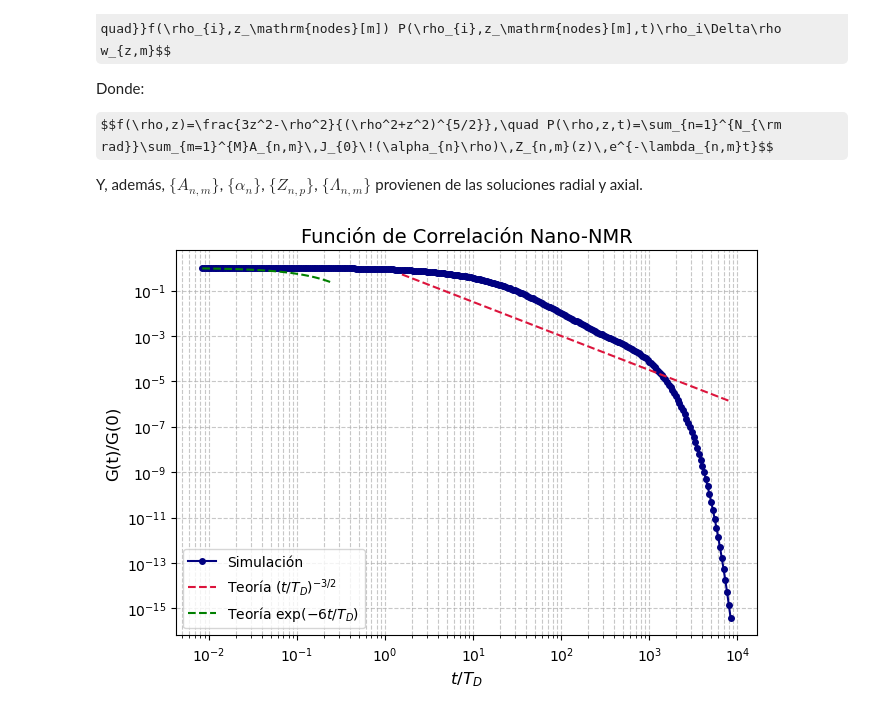
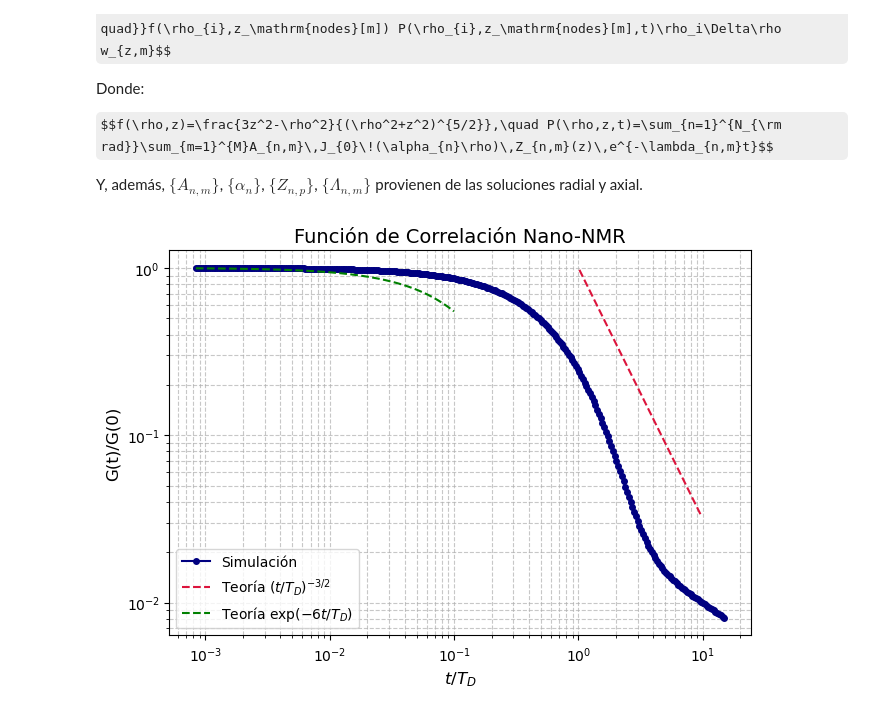
Before and after one commit to allanyst/tfm-efectos-superficie-nano-rmn, a Jupyter notebook: TFM_V5.ipynb, the cells around one changed output. Cells and saved outputs as stored; diff of their text form; code cells hidden in the pictures; some formulas as TeX source.

```diff
--- a/TFM_V5.ipynb
+++ b/TFM_V5.ipynb
@@ -800,16 +717,19 @@ Y, además, $\{A_{n,m}\}$, $\{\alpha_n\}$, $\{Z_{n,p}\}$, $\{\Lambda_{n,m}\}$ pr
 
 # 1) nodos y pesos en z
 N_quad=300
-z_min, z_max = 5, 55
-j = np.linspace(0, N_quad-1, N_quad)
-z_nodes = z_min + (z_max - z_min) * np.sinh(alpha_grid * j / (N_quad - 1)) / np.sinh(alpha_grid)
-dz = np.diff(z_nodes)
-wz = np.empty(N_quad)
-wz[0], wz[-1] = dz[0]/2, dz[-1]/2
-wz[1:-1] = 0.5*(dz[:-1] + dz[1:])
+# z_min, z_max = 0.0, L
+# j = np.linspace(0, N_quad-1, N_quad)
+# z_nodes = z_min + (z_max - z_min) * np.sinh(alpha_grid * j / (N_quad - 1)) / np.sinh(alpha_grid)
+# dz = np.diff(z_nodes)
+# wz = np.empty(N_quad)
+# wz[0], wz[-1] = dz[0]/2, dz[-1]/2
+# wz[1:-1] = 0.5*(dz[:-1] + dz[1:])
+
+z_nodes=np.linspace(0,L,N_quad)
+dz=z_nodes[1]-z_nodes[0]
 
 # 2) nodos uniformes en rho
-rho_nodes = np.linspace(0.3*R, 0.7*R, N_quad)
+rho_nodes = np.linspace(0.5e-6, R, N_quad)
 
 # 3) matriz J0 para todos los modos y rho
 J0_mat = jv(0, alpha_n[:, None] * rho_nodes[None, :])   # (n_modes, Nr)
@@ -821,19 +741,19 @@ for n in range(n_modes_radial):
         Z_tens[:, n, m] = Z_interps[n][m](z_nodes)
 
 # 5) factor dipolar f(rho_i, z_j)
-R2 = rho_nodes**2
-Z2 = z_nodes**2
+R2 = (rho_nodes)**2
+Z2 = (z_nodes+d)**2 # por el desplazamiento
 f_mat = (3*Z2[None, :] - R2[:, None]) / (R2[:, None] + Z2[None, :])**2.5
 
 # 6) dr
-dr = (0.7*R - 0.3*R)/N_quad
+dr = rho_nodes[1]-rho_nodes[0]
 
-t_values = np.logspace(-6, 0, N_quad)
+t_values = np.logspace(-7, -2.75, N_quad)
 tau_values=t_values*D_eff/d**2
 # 7) Decaimiento temporal T_decay: (Nt, n_modes_radial, m_max)
 T_decay = np.exp(
-    - eigenvalues_ax[None, :, :]      # → (1, n_modes, m_max)
-    * t_values[:, None, None]          # → (Nt, 1, 1)
+    - eigenvalues_ax[None, :, :]*d**2/D_eff      # → (1, n_modes, m_max)
+    * tau_values[:, None, None]          # → (Nt, 1, 1)
 )
 
 # 8) Coeficientes combinados W: (Nt, n_modes_radial, m_max)
@@ -852,31 +772,31 @@ S = np.einsum('nr,tzn->trz', J0_mat, B)    # → (Nt, Nr, Nz)
 #    f_mat  : (Nr, Nz)         → f_mat[None, :, :]
 #    rho    : (Nr,)            → rho[None, :, None]
 #    wz     : (Nz,)            → wz[None, None, :]
-integrand = np.abs(
+integrand = (
     rho_nodes[None, :, None]   # (1, Nr, 1)
     * f_mat[None, :, :]        # (1, Nr, Nz)
     * S                        # (Nt, Nr, Nz)
-    * wz[None, None, :]        # (1, 1, Nz)
+    # * wz[None, None, :]        # (1, 1, Nz)
 )
 
 # 10) Integración final sobre rho y z
-ints     = integrand.sum(axis=(1,2)) * dr  # → (Nt,)
+ints     = integrand.sum(axis=(1,2))*dr*dz  # → (Nt,)
 G_values = (5/(16*np.pi)) * ints
 
 np.savetxt("data/G_vs_t.dat", np.c_[t_values, G_values], header="Tiempo(s) G(t)", fmt="%.6e")
 # %%
 plt.figure(figsize=(7.5,5))
 plt.loglog(tau_values, G_values/G_values[0], "o-", label="Simulación", color="navy", markersize=4, linewidth=1.5)
-plt.plot(tau_values[tau_values>=1.5], tau_values[tau_values>=1.5]**-1.5, "--", label=r"Teoría $(t/T_D)^{-3/2}$", color="crimson", linewidth=1.5)
-plt.plot(tau_values[tau_values<=0.25], np.exp(-6*tau_values[tau_values<=0.25]), "--", label=r"Teoría $\exp(-6t/T_D)$", color="green", linewidth=1.5)
+plt.plot(tau_values[(tau_values>=1)&(tau_values<=10)], tau_values[(tau_values>=1)&(tau_values<=10)]**-1.5, "--", label=r"Teoría $(t/T_D)^{-3/2}$", color="crimson", linewidth=1.5)
+plt.plot(tau_values[tau_values<=0.1], np.exp(-6*tau_values[tau_values<=0.1]), "--", label=r"Teoría $\exp(-6t/T_D)$", color="green", linewidth=1.5)
 # plt.xlabel("Tiempo (s)", fontsize=12)
 plt.xlabel(r"$t/T_D$", fontsize=12)
 plt.ylabel("G(t)/G(0)", fontsize=12)
 plt.title("Función de Correlación Nano-NMR", fontsize=14)
 plt.legend()
 plt.grid(which="both", ls='--', alpha=0.7)
 plt.savefig("figuras/correlacion_nanoNMR.pdf", bbox_inches="tight", dpi=300)
 plt.show()
 plt.close()
 # %% [output]
-[figure, old version]
+[figure, new version]
```
Also changed, not shown: parts of 15 cells of this notebook, 51 other files.
